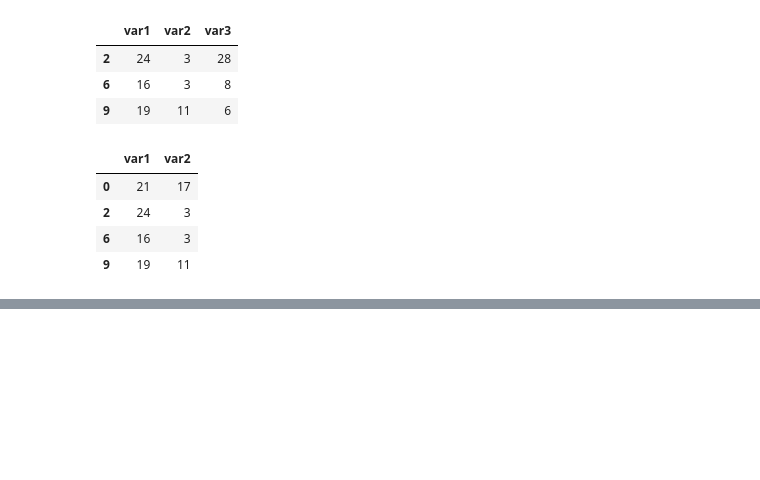
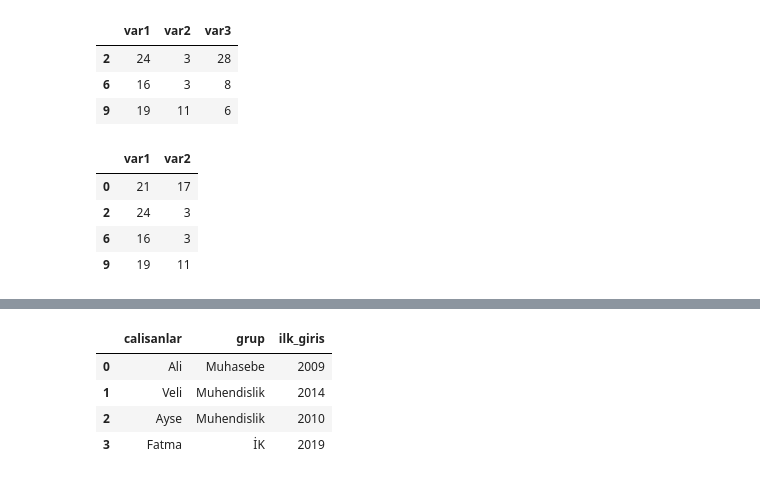
Before and after one commit to qraxiss/learning-data-science, a Jupyter notebook: basic-data-manipulations/pandas.ipynb, the cells around one changed output, grey strips where cells are left out. Cells and saved outputs as stored; diff of their text form; code cells hidden in the pictures; blank space fills up the shorter version.

```diff
--- a/basic-data-manipulations/pandas.ipynb
+++ b/basic-data-manipulations/pandas.ipynb
@@ -245,0 +268,13 @@ df.loc[(df.var1 > 15), ["var1","var2"]]
+# %%
+df2 = pd.DataFrame({'calisanlar': ['Ayse', 'Ali', 'Veli', 'Fatma'],
+                    'ilk_giris': [2010, 2009, 2014, 2019]})
+df1 = pd.DataFrame({'calisanlar': ['Ali', 'Veli', 'Ayse', 'Fatma'],
+                    'grup': ['Muhasebe', 'Muhendislik', 'Muhendislik', 'İK']})
+
+pd.merge(df1, df2)
+# %% [output]
+|  | calisanlar | grup | ilk_giris |
+| 0 | Ali | Muhasebe | 2009 |
+| 1 | Veli | Muhendislik | 2014 |
+| 2 | Ayse | Muhendislik | 2010 |
+| 3 | Fatma | İK | 2019 |
```
Also changed, not shown: parts of 5 cells of this notebook.
